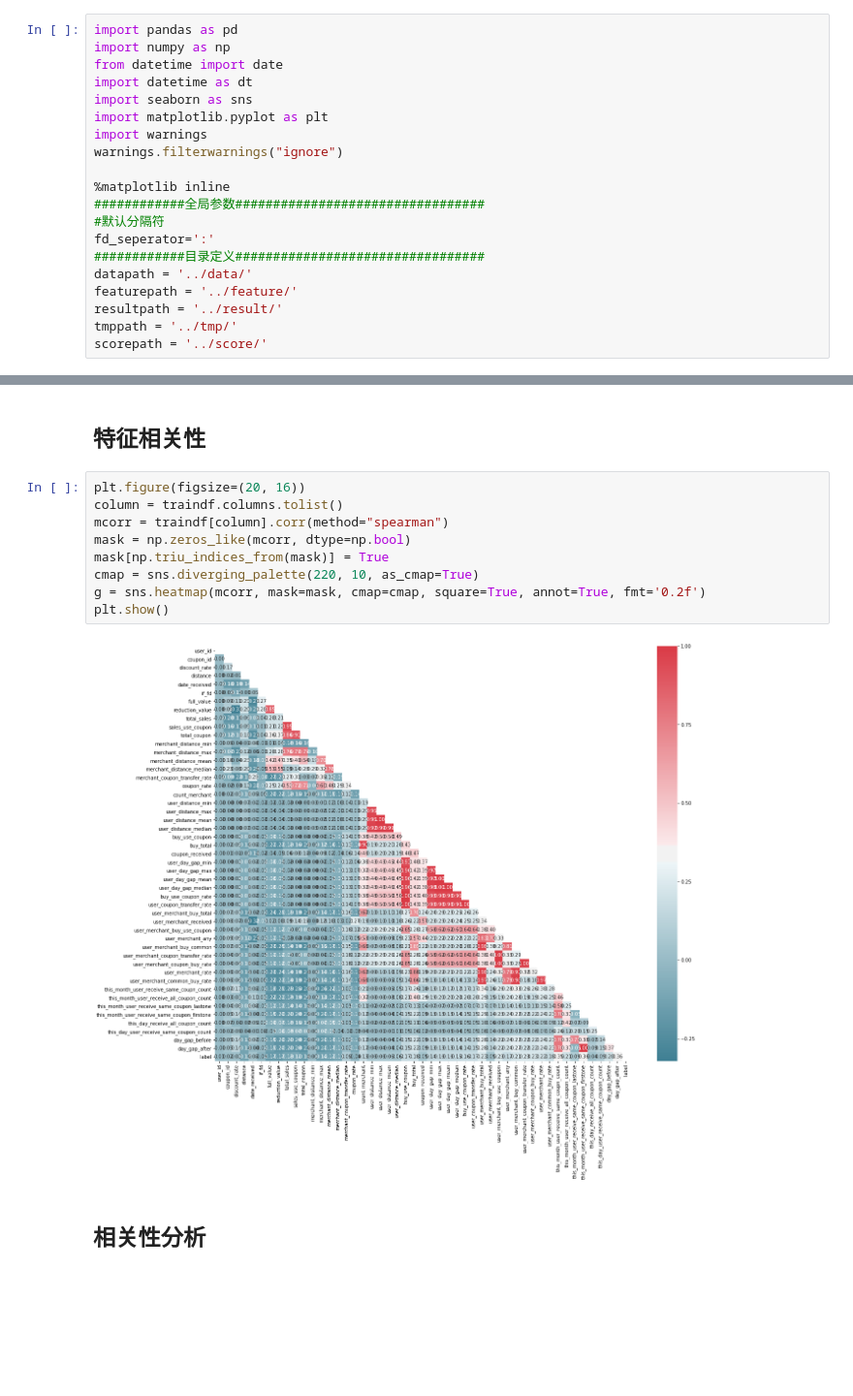
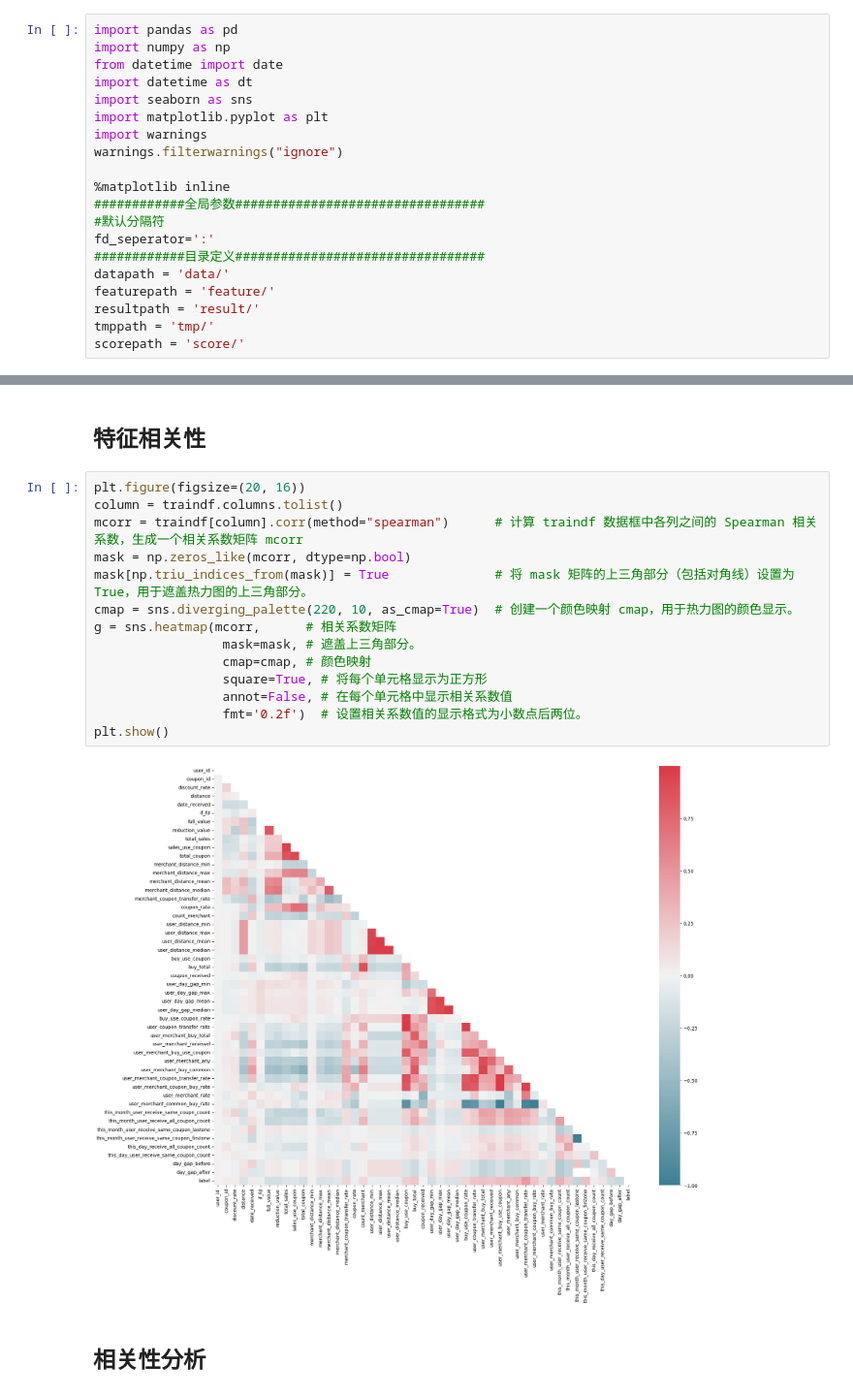
Before and after one commit to lao1a0/TianChiCode, a Jupyter notebook: O2O优惠券预测/2 特征工程.ipynb, the cells around one changed output, grey strips where cells are left out. Shown at 97% size. Drawn from its saved outputs; the diff is of its cells as text; blank space fills up the shorter version.

```diff
--- a/O2O优惠券预测/2 特征工程.ipynb
+++ b/O2O优惠券预测/2 特征工程.ipynb
@@ -38,10 +35,10 @@ warnings.filterwarnings("ignore")
 #默认分隔符
 fd_seperator=':'
 ############目录定义#################################
-datapath = '../data/'
-featurepath = '../feature/'
-resultpath = '../result/'
-tmppath = '../tmp/'
-scorepath = '../score/'
+datapath = 'data/'
+featurepath = 'feature/'
+resultpath = 'result/'
+tmppath = 'tmp/'
+scorepath = 'score/'
 # %% [markdown]
 ## 工具函数
@@ -685,14 +747,19 @@ plt.show()
 # %%
 plt.figure(figsize=(20, 16))
 column = traindf.columns.tolist()
-mcorr = traindf[column].corr(method="spearman")
+mcorr = traindf[column].corr(method="spearman")      # 计算 traindf 数据框中各列之间的 Spearman 相关系数，生成一个相关系数矩阵 mcorr
 mask = np.zeros_like(mcorr, dtype=np.bool)
-mask[np.triu_indices_from(mask)] = True
-cmap = sns.diverging_palette(220, 10, as_cmap=True)
-g = sns.heatmap(mcorr, mask=mask, cmap=cmap, square=True, annot=True, fmt='0.2f')
+mask[np.triu_indices_from(mask)] = True              # 将 mask 矩阵的上三角部分（包括对角线）设置为 True，用于遮盖热力图的上三角部分。
+cmap = sns.diverging_palette(220, 10, as_cmap=True)  # 创建一个颜色映射 cmap，用于热力图的颜色显示。
+g = sns.heatmap(mcorr,      # 相关系数矩阵
+                 mask=mask, # 遮盖上三角部分。
+                 cmap=cmap, # 颜色映射
+                 square=True, # 将每个单元格显示为正方形
+                 annot=False, # 在每个单元格中显示相关系数值
+                 fmt='0.2f')  # 设置相关系数值的显示格式为小数点后两位。
 plt.show()
 # %% [output]
-[figure, old version]
+[figure, new version]
 # %% [markdown]
 ## 相关性分析
 # %%
```
Also changed, not shown: parts of 28 cells of this notebook, 6 other files.
